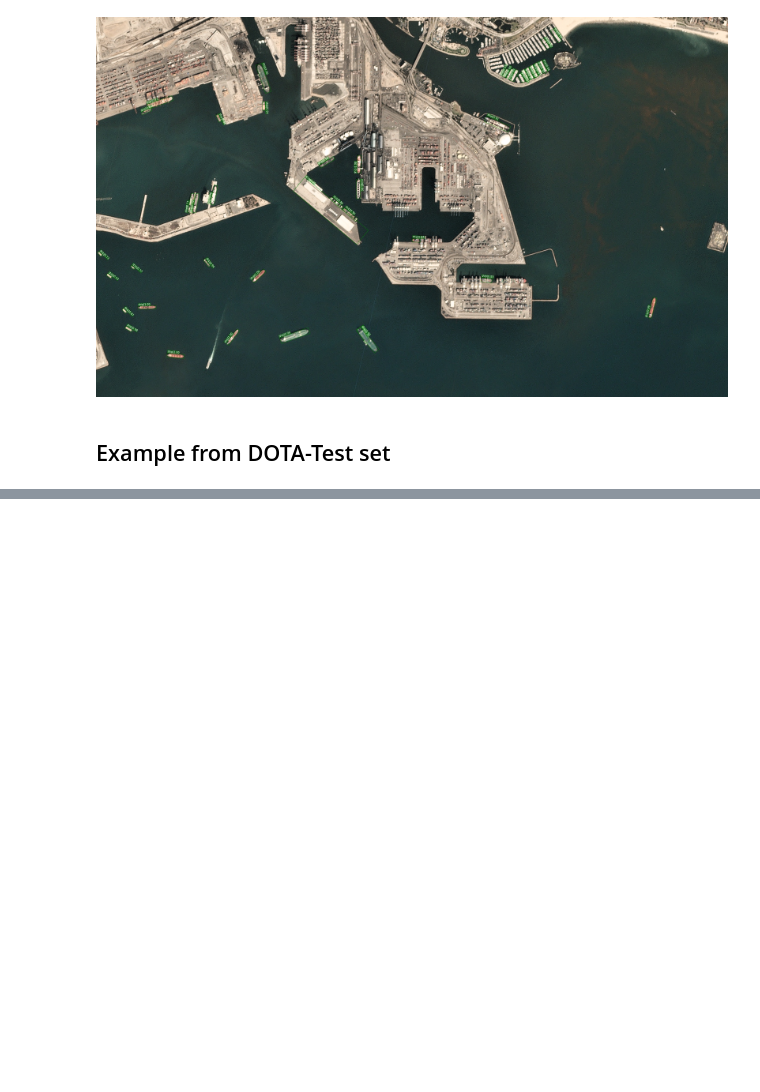
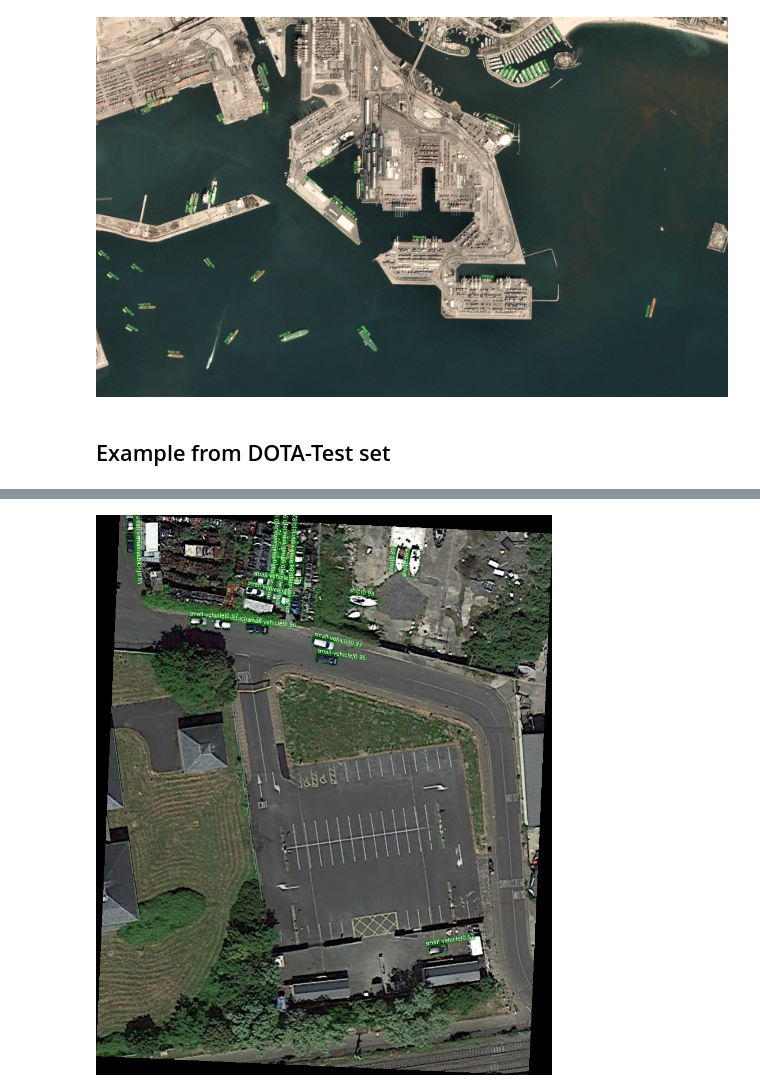
Before and after one commit to razkey23/Computer-Vision, a Jupyter notebook: mmdetection_DOTA.ipynb, the cells around one changed output, grey strips where cells are left out. Drawn from its saved outputs; the diff is of its cells as text; code cells hidden in the pictures; blank space fills up the shorter version.

```diff
--- a/mmdetection_DOTA.ipynb
+++ b/mmdetection_DOTA.ipynb
@@ -193,0 +218,5 @@ Image('/content/OBBDetection/output.jpg')
+# %%
+from IPython.display import Image
+Image('/content/OBBDetection/output.jpg')
+# %% [output]
+[figure, added]
```
Also changed, not shown: parts of 11 cells of this notebook.
